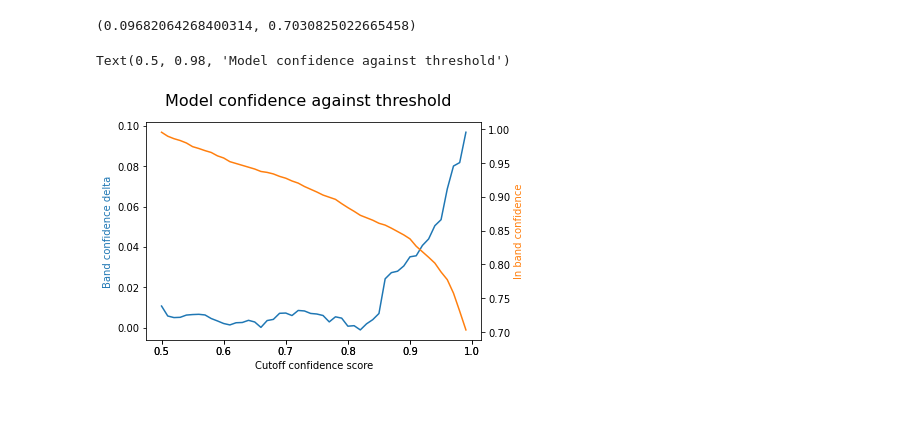
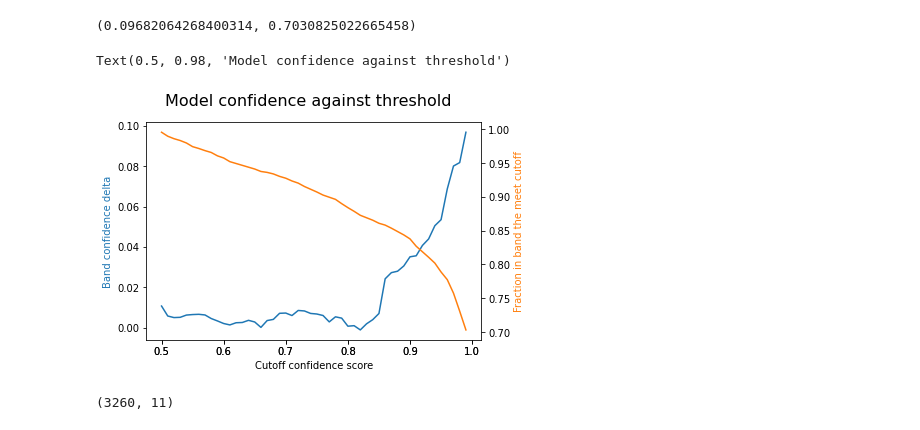
Before and after one commit to mikekuk/VPN_de-anonymiser, a Jupyter notebook: prediction_experiments_with_other_data.ipynb, the cells around one changed output. Saved outputs shown, nothing was run; the diff lists cells and outputs as text; code cells hidden in the pictures.

Commit message:
added test for out of band dectection of old model base don confidence score.

```diff
--- a/prediction_experiments_with_other_data.ipynb
+++ b/prediction_experiments_with_other_data.ipynb
@@ -44,7 +40,7 @@ labels_order = [
     "www.twitter.com",
     "www.uwe.ac.uk",
     "www.wikipedia.com",
-    "www.youtube.com"
+    "www.youtube.com",
 ]
 # %%
 labels_in_band = []
@@ -199,17 +195,17 @@ band_accuracy = [get_band_score_delta_from_cut_off(i/100)[1] for i in range(50,1
 # %%
 fig = plt.figure()
 ax = fig.add_subplot(111, label="1")
 ax2 = fig.add_subplot(111, label="2", frame_on=False)
 
 ax.plot(np.arange(0.5, 1, 0.01), deltas, color="C0")
 ax.set_ylabel("Band confidence delta", color="C0")
 ax.set_xlabel("Cutoff confidence score", color="black")
 ax2.plot(np.arange(0.5, 1, 0.01), band_accuracy, color="C1")
 ax2.yaxis.tick_right()
-ax2.set_ylabel("In band confidence", color="C1")
+ax2.set_ylabel("Fraction in band the meet cutoff", color="C1")
 ax2.yaxis.set_label_position('right')
 
 fig.suptitle('Model confidence against threshold', fontsize=16)
 # %% [output]
 Text(0.5, 0.98, 'Model confidence against threshold')
-[figure, old version]
+[figure, new version]
@@ -215,0 +228,13 @@ Text(0.5, 0.98, 'Model confidence against threshold')
+# %%
+
+del LabelBinarizer
+
+from sklearn.preprocessing import LabelBinarizer
+
+new_label_binariser = LabelBinarizer()
+new_label_binariser.fit(new_labels_order)
+new_labels_encoded = new_label_binariser.transform(new_labels)
+# labels_encoded = label_binariser.fit_transform(labels)
+new_labels_encoded.shape
+# %% [output]
+(3260, 11)
```
Also changed, not shown: parts of 5 cells of this notebook, 1 other file.
